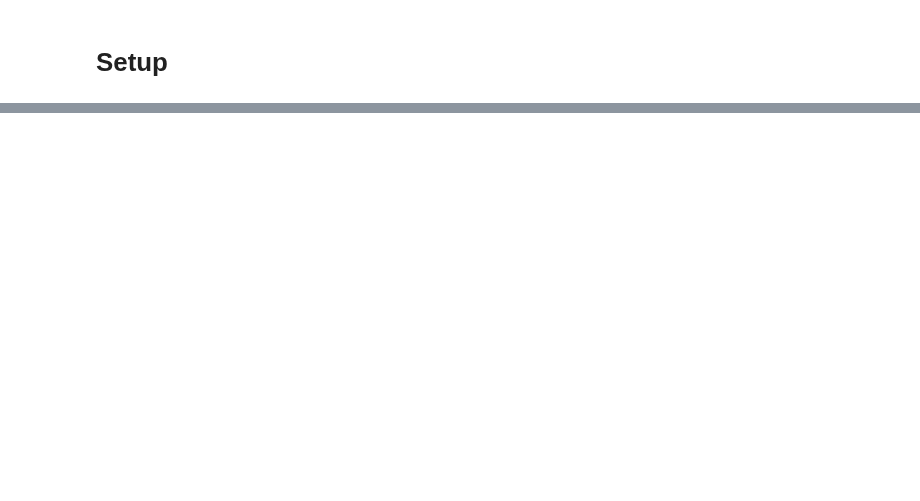
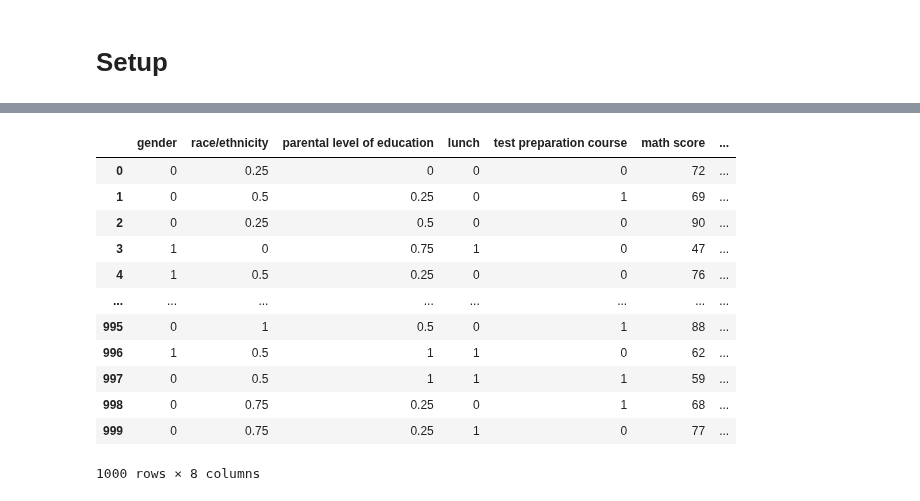
Before and after one commit to lascha212/F21DL, a Jupyter notebook: Nick/lab3.ipynb, the cells around one changed output, grey strips where cells are left out. Cells and saved outputs as stored; diff of their text form; code cells hidden in the pictures; blank space fills up the shorter version.

Commit message:
fixed data + normalisation

```diff
--- a/Nick/lab3.ipynb
+++ b/Nick/lab3.ipynb
@@ -135,15 +152,17 @@ Name: race/ethnicity, Length: 1000, dtype: float64
 # %%
-exam_data["parental level of education"].mask(exam_data["parental level of education"] == "bachelor's degree", 0, inplace=True)
-
-exam_data["parental level of education"].mask(exam_data["parental level of education"] == "some degree", 0.25, inplace=True)
-
-exam_data["parental level of education"].mask(exam_data["parental level of education"] == "master's degree", 0.50, inplace=True)
-
-exam_data["parental level of education"].mask(exam_data["parental level of education"] == "associate's degree", 0.75, inplace=True)
-
-exam_data["parental level of education"].mask(exam_data["parental level of education"] == "high school", 1, inplace=True)
-
-exam_data["parental level of education"].mask(exam_data["parental level of education"] == "some high school", 1, inplace=True)
+for item in exam_data["parental level of education"]:
+    if item == "bachelor's degree":
+        exam_data["parental level of education"].mask(exam_data["parental level of education"] == "bachelor's degree", 0, inplace=True)
+    elif item == "some college":
+        exam_data["parental level of education"].mask(exam_data["parental level of education"] == "some college", 0.25, inplace=True)
+    elif item == "master's degree":
+        exam_data["parental level of education"].mask(exam_data["parental level of education"] == "master's degree", 0.50, inplace=True)
+    elif item == "associate's degree":
+        exam_data["parental level of education"].mask(exam_data["parental level of education"] == "associate's degree", 0.75, inplace=True)
+    elif item == "high school":
+        exam_data["parental level of education"].mask(exam_data["parental level of education"] == "high school", 1, inplace=True)
+    elif item == "some high school":
+        exam_data["parental level of education"].mask(exam_data["parental level of education"] == "some high school", 1, inplace=True)
 
 exam_data["parental level of education"]
 # %% [output]
@@ -161,0 +181,8 @@ Name: parental level of education, Length: 1000, dtype: int64
+# %%
+for item in exam_data["lunch"]:
+    if item == "standard":
+        exam_data["lunch"].mask(exam_data["lunch"] == "standard", 0, inplace=True)
+    elif item == "free/reduced":
+        exam_data["lunch"].mask(exam_data["lunch"] == "free/reduced", 1, inplace=True)
+
+exam_data["lunch"]
@@ -161,0 +202,8 @@ Name: parental level of education, Length: 1000, dtype: int64
+# %%
+for item in exam_data["test preparation course"]:
+    if item == "none":
+        exam_data["test preparation course"].mask(exam_data["test preparation course"] == "none", 0, inplace=True)
+    elif item == "completed":
+        exam_data["test preparation course"].mask(exam_data["test preparation course"] == "completed", 1, inplace=True)
+
+exam_data["test preparation course"]
@@ -162,2 +223,19 @@ Name: parental level of education, Length: 1000, dtype: int64
+# %%
+# Changed data
+exam_data
+# %% [output]
+|  | gender | race/ethnicity | parental level of education | lunch | test preparation course | math score | ... |
+| 0 | 0 | 0.25 | 0 | 0 | 0 | 72 | ... |
+| 1 | 0 | 0.5 | 0.25 | 0 | 1 | 69 | ... |
+| 2 | 0 | 0.25 | 0.5 | 0 | 0 | 90 | ... |
+| 3 | 1 | 0 | 0.75 | 1 | 0 | 47 | ... |
+| 4 | 1 | 0.5 | 0.25 | 0 | 0 | 76 | ... |
+| ... | ... | ... | ... | ... | ... | ... | ... |
+| 995 | 0 | 1 | 0.5 | 0 | 1 | 88 | ... |
+| 996 | 1 | 0.5 | 1 | 1 | 0 | 62 | ... |
+| 997 | 0 | 0.5 | 1 | 1 | 1 | 59 | ... |
+| 998 | 0 | 0.75 | 0.25 | 0 | 1 | 68 | ... |
+| 999 | 0 | 0.75 | 0.25 | 1 | 0 | 77 | ... |
+1000 rows × 8 columns
 # %%
 # Computiing correlatioon coefficients
```
Also changed, not shown: parts of 15 cells of this notebook, 1 other file.
